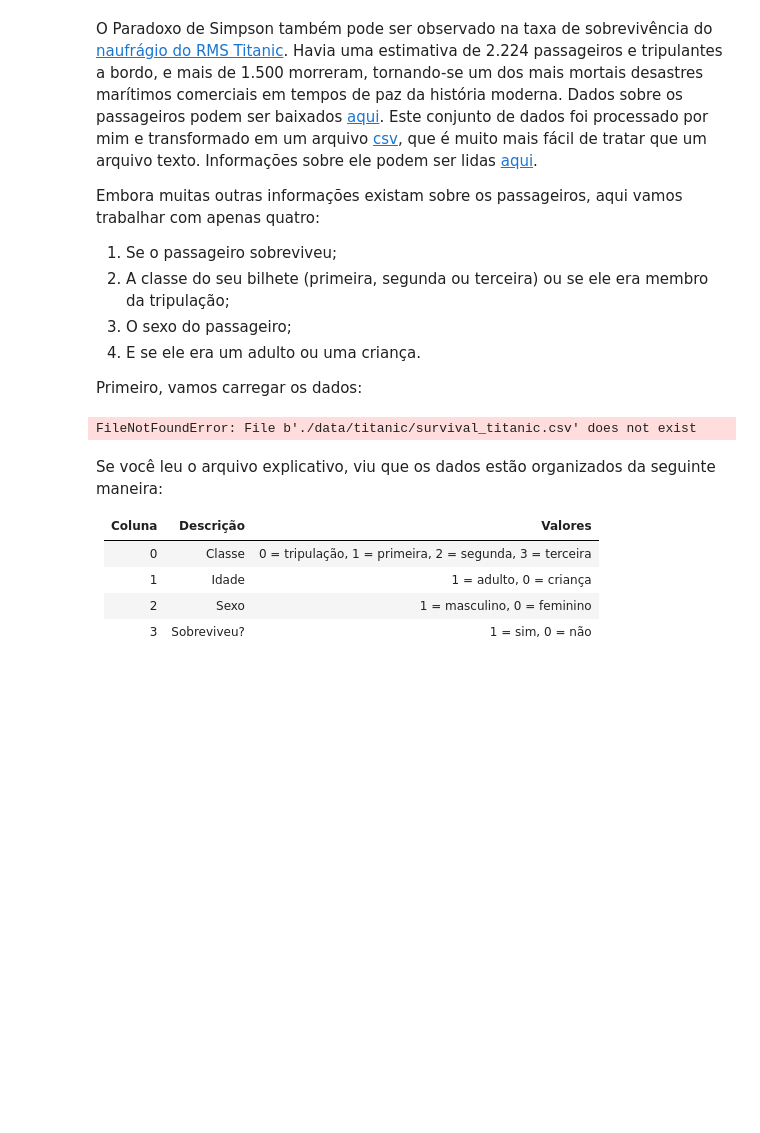
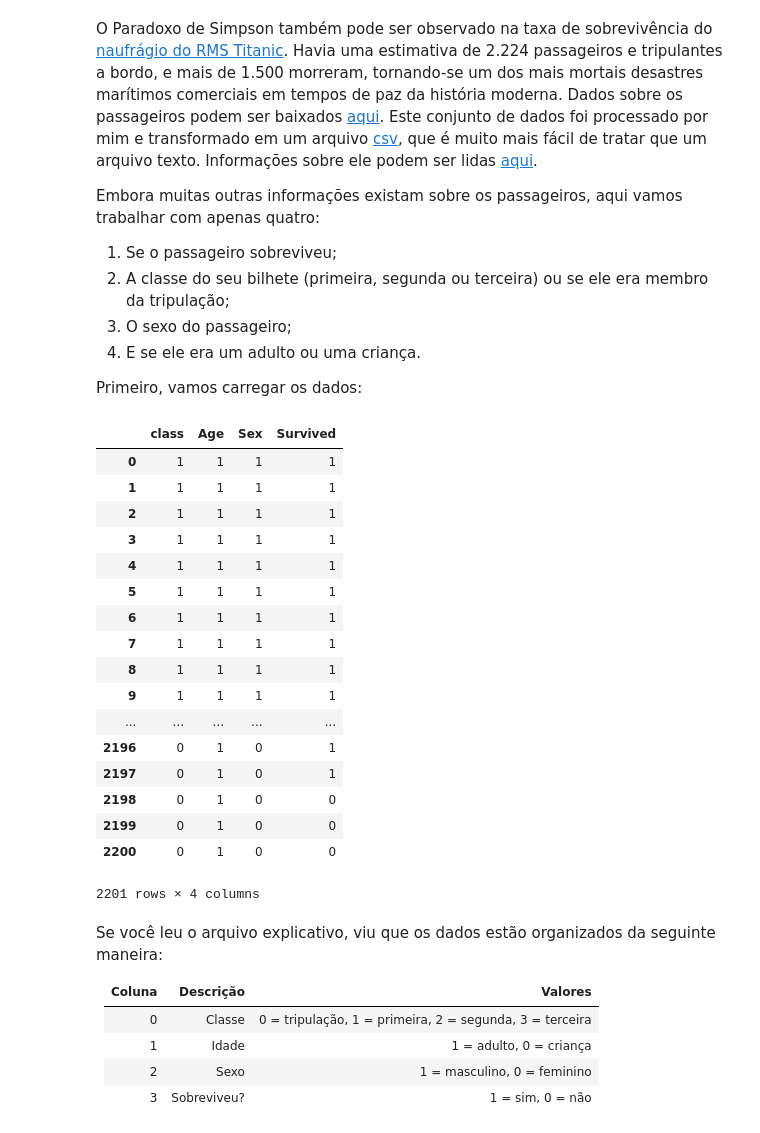
Before and after one commit to innng/data-science-introduction, a Jupyter notebook: Aula04 - Estatística.ipynb, the cells around one changed output. Drawn from its saved outputs; the diff is of its cells as text; code cells hidden in the pictures; blank space fills up the shorter version.

```diff
--- a/Aula04 - Estatística.ipynb
+++ b/Aula04 - Estatística.ipynb
@@ -554,10 +554,27 @@ Embora muitas outras informações existam sobre os passageiros, aqui vamos trab
 Primeiro, vamos carregar os dados:
 # %%
 import pandas as pd
-df = pd.read_csv('./data/titanic/survival_titanic.csv')
+df = pd.read_csv('survival_titanic.csv')
 df
 # %% [output]
+|  | class | Age | Sex | Survived |
+| 0 | 1 | 1 | 1 | 1 |
+| 1 | 1 | 1 | 1 | 1 |
+| 2 | 1 | 1 | 1 | 1 |
+| 3 | 1 | 1 | 1 | 1 |
+| 4 | 1 | 1 | 1 | 1 |
+| 5 | 1 | 1 | 1 | 1 |
+| 6 | 1 | 1 | 1 | 1 |
+| 7 | 1 | 1 | 1 | 1 |
+| 8 | 1 | 1 | 1 | 1 |
+| 9 | 1 | 1 | 1 | 1 |
+| ... | ... | ... | ... | ... |
+| 2196 | 0 | 1 | 0 | 1 |
+| 2197 | 0 | 1 | 0 | 1 |
+| 2198 | 0 | 1 | 0 | 0 |
+| 2199 | 0 | 1 | 0 | 0 |
+| 2200 | 0 | 1 | 0 | 0 |
-FileNotFoundError: File b'./data/titanic/survival_titanic.csv' does not exist
+2201 rows × 4 columns
 # %% [markdown]
 Se você leu o arquivo explicativo, viu que os dados estão organizados da seguinte maneira:
 
```
Also changed, not shown: parts of 7 cells of this notebook, 12 other files.
